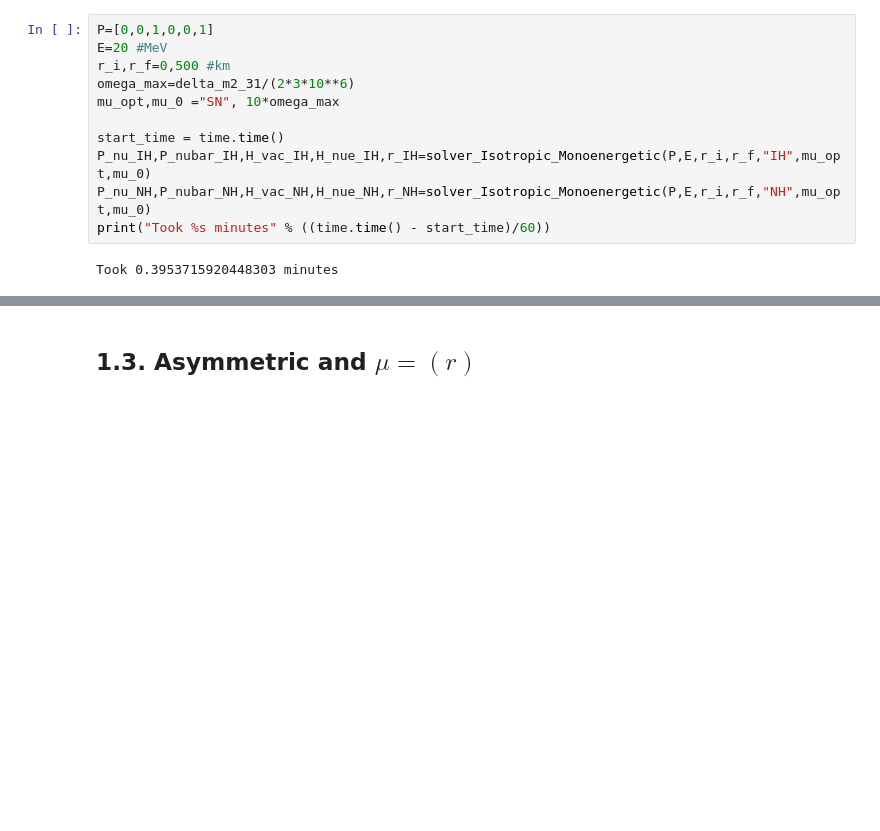
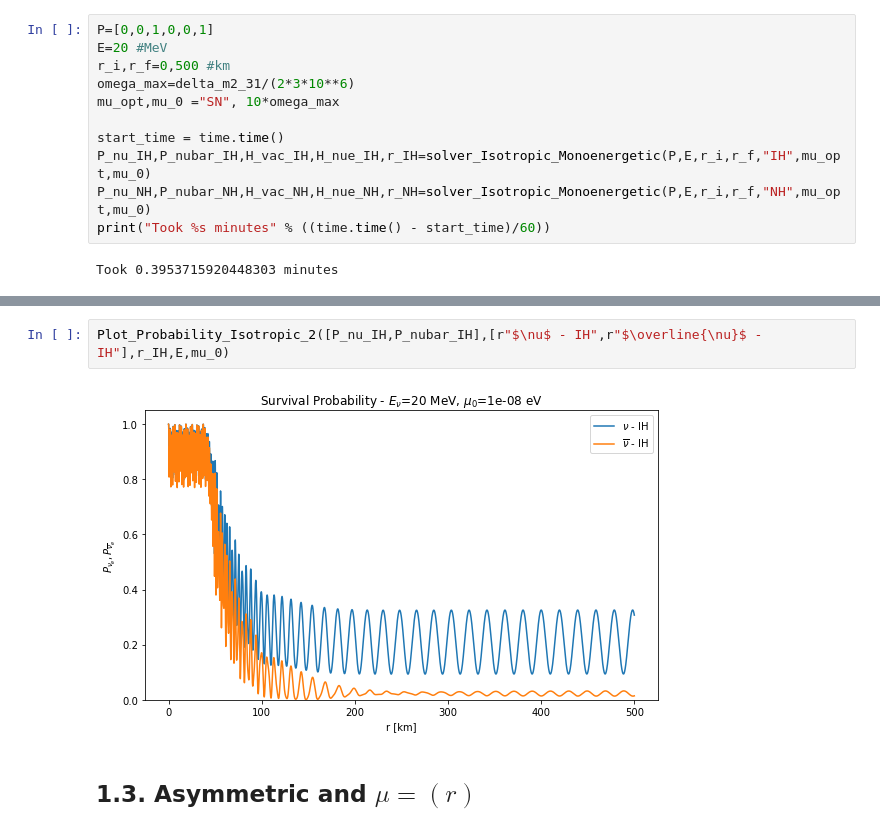
Before and after one commit to pedrodedin/Neutrino-Collective-Effects, a Jupyter notebook: Quick_Guide.ipynb, the cells around one changed output, grey strips where cells are left out. Saved outputs shown, nothing was run; the diff lists cells and outputs as text; blank space fills up the shorter version.

```diff
--- a/Quick_Guide.ipynb
+++ b/Quick_Guide.ipynb
@@ -117,3 +121,7 @@ HTML(ani.to_html5_video())
+# %%
+Plot_Probability_Isotropic_2([P_nu_IH,P_nubar_IH],[r"$\nu$ - IH",r"$\overline{\nu}$ - IH"],r_IH,E,mu_0)
+# %% [output]
+[figure, added]
 # %% [markdown]
 ## 1.3. Asymmetric and $\mu=(r)$
 # %%
```
Also changed, not shown: parts of 6 cells of this notebook, 7 other files.
